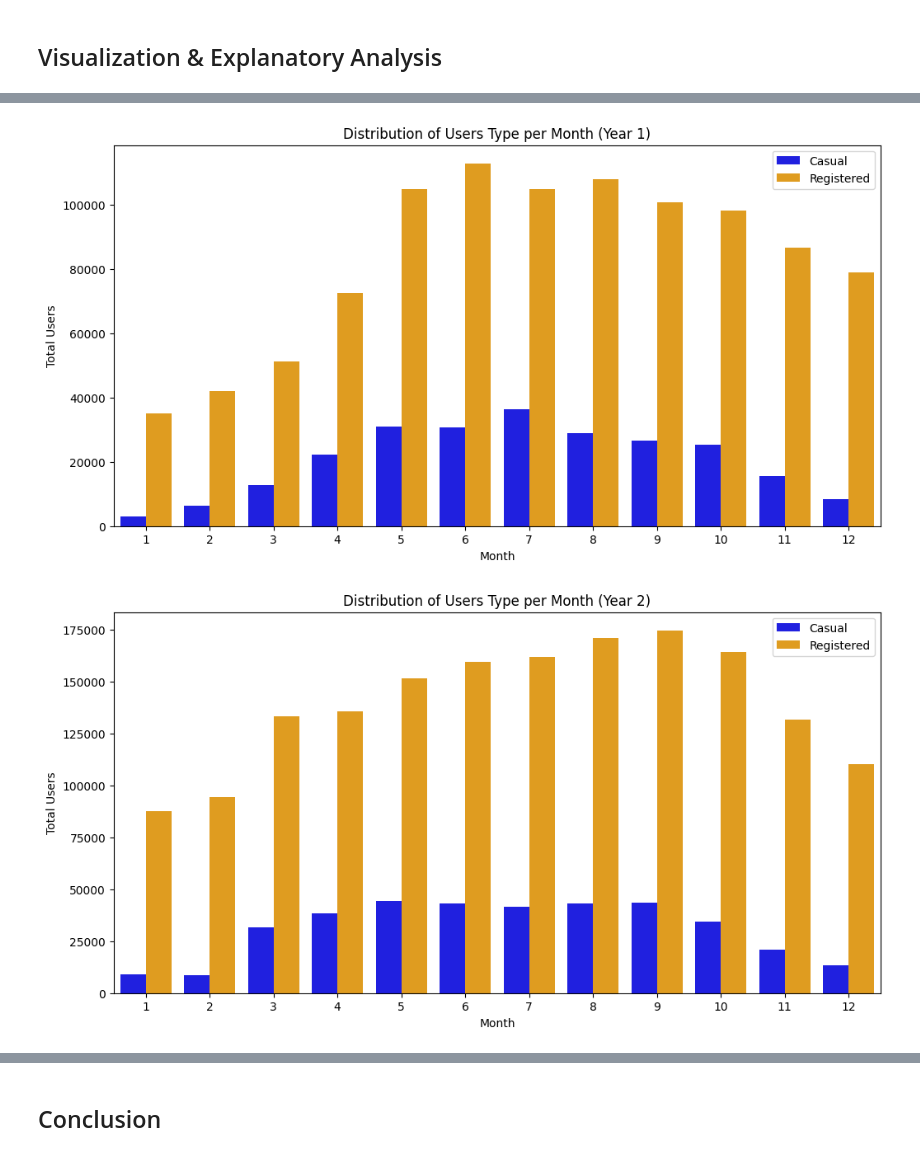
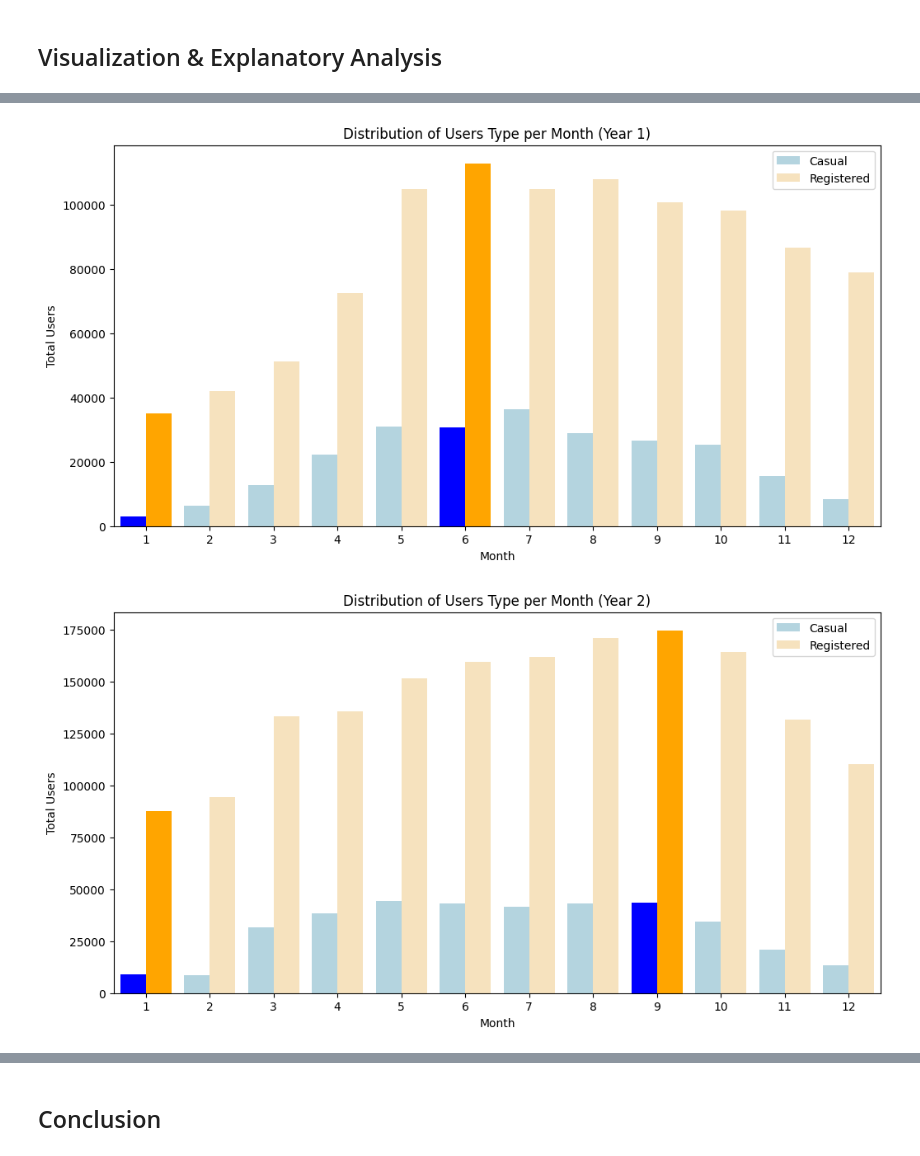
Before and after one commit to LawTAGS/bangkit-machine-learning, a Jupyter notebook: Proyek_Analisis_Data_Dicoding.ipynb, the cells around one changed output, grey strips where cells are left out. Saved outputs shown, nothing was run; the diff lists cells and outputs as text; code cells hidden in the pictures.

```diff
--- a/Proyek_Analisis_Data_Dicoding.ipynb
+++ b/Proyek_Analisis_Data_Dicoding.ipynb
@@ -28,5 +28,6 @@ Drive already mounted at /content/drive/; to attempt to forcibly remount, call d
 # %%
-file = '/content/drive/My Drive/Bangkit/Dicoding/Bike-sharing-dataset/hour.csv'
+# file = '/content/drive/My Drive/Bangkit/Dicoding/Bike-sharing-dataset/hour.csv'
+file = './Bike-sharing-dataset/hour.csv'
 df = pd.read_csv(file)
 df.head()
 # %% [output]
@@ -197,37 +213,51 @@ data_yr1 = pd.DataFrame({
     'Registered': registered_yr1
 })
 
 data_yr2 = pd.DataFrame({
     'Month': df_unique_month,
     'Casual': casual_yr2,
     'Registered': registered_yr2
 })
 
 data_yr1_melted = pd.melt(data_yr1, id_vars='Month', value_vars=['Casual', 'Registered'], var_name='User_Type', value_name='User_Count')
 data_yr2_melted = pd.melt(data_yr2, id_vars='Month', value_vars=['Casual', 'Registered'], var_name='User_Type', value_name='User_Count')
 
 plt.figure(figsize=(12, 6))
 sns.barplot(x='Month', y='User_Count', hue='User_Type',
-            data=data_yr1_melted, palette=['blue', 'orange'],
+            data=data_yr1_melted, palette=['#ADD8E6', '#FFE4B5'],
             errorbar=None, dodge=True)
+
+bars = plt.gca().patches
+bars[0].set_facecolor('blue')
+bars[12].set_facecolor('orange')
+bars[5].set_facecolor('blue')
+bars[17].set_facecolor('orange')
+
 plt.title('Distribution of Users Type per Month (Year 1)')
 plt.xlabel('Month')
 plt.ylabel('Total Users')
 plt.legend()
 plt.show()
 
 plt.figure(figsize=(12, 6))
 sns.barplot(x='Month', y='User_Count', hue='User_Type',
-            data=data_yr2_melted, palette=['blue', 'orange'],
+            data=data_yr2_melted, palette=['#ADD8E6', '#FFE4B5'],
             errorbar=None, dodge=True)
+
+bars = plt.gca().patches
+bars[0].set_facecolor('blue')
+bars[12].set_facecolor('orange')
+bars[8].set_facecolor('blue')
+bars[20].set_facecolor('orange')
+
 plt.title('Distribution of Users Type per Month (Year 2)')
 plt.xlabel('Month')
 plt.ylabel('Total Users')
 plt.legend()
 plt.show()
 # %% [output]
-[figure, old version]
+[figure, new version]
-[figure, old version]
+[figure, new version]
 # %% [markdown]
 **Insight:**
 - Dapat dilihat dari visualisasi data pertama yang dibuat adalah distribusi banyaknya penggunaan Bike Sharing per jamnya, data divisualisasikan melalui histogram agar dapat terlihat secara langsung frekuensinya tiap satuan jam. Visualisasi ini menjawab pertanyaan pertama mengenai waktu puncak penggunaan Bike Sharing, yaitu sekitar pukul 13.00 hingga pukul 17.00, meskipun dari histogram tidak terlihat langsung jumlah pastinya, namun terdapat perbedaan ketinggian yang sangat kecil terhadap jam-jam lainnya.
```
Also changed, not shown: parts of 16 cells of this notebook, 5 other files.
